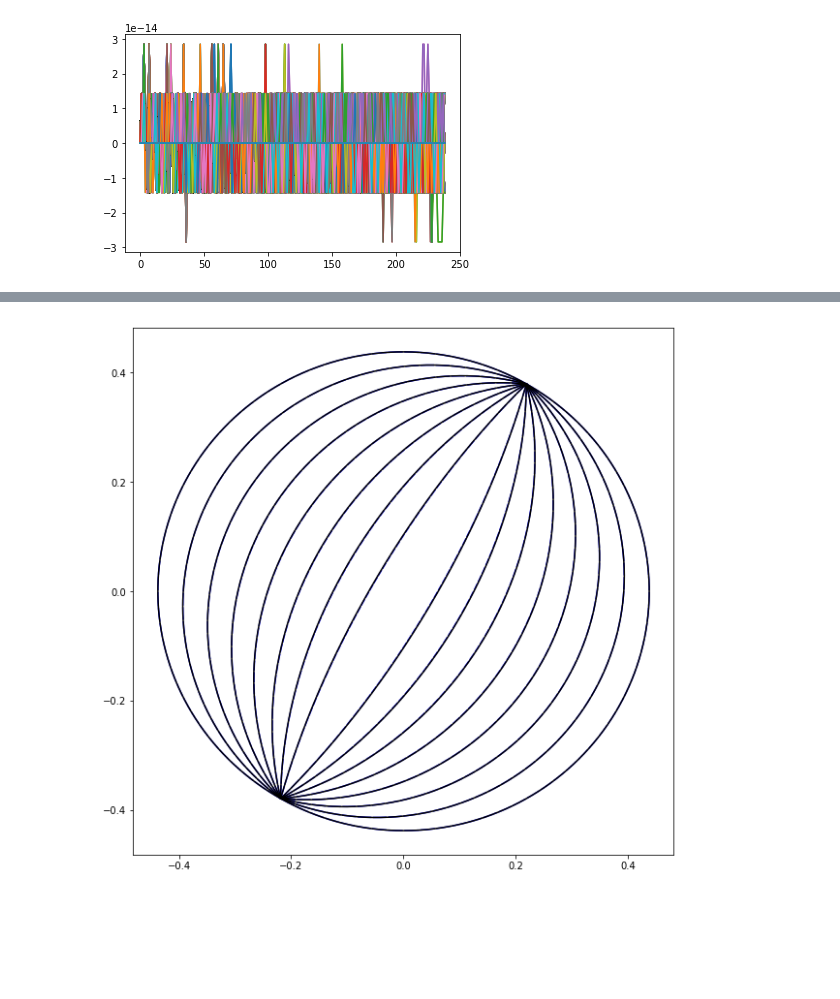
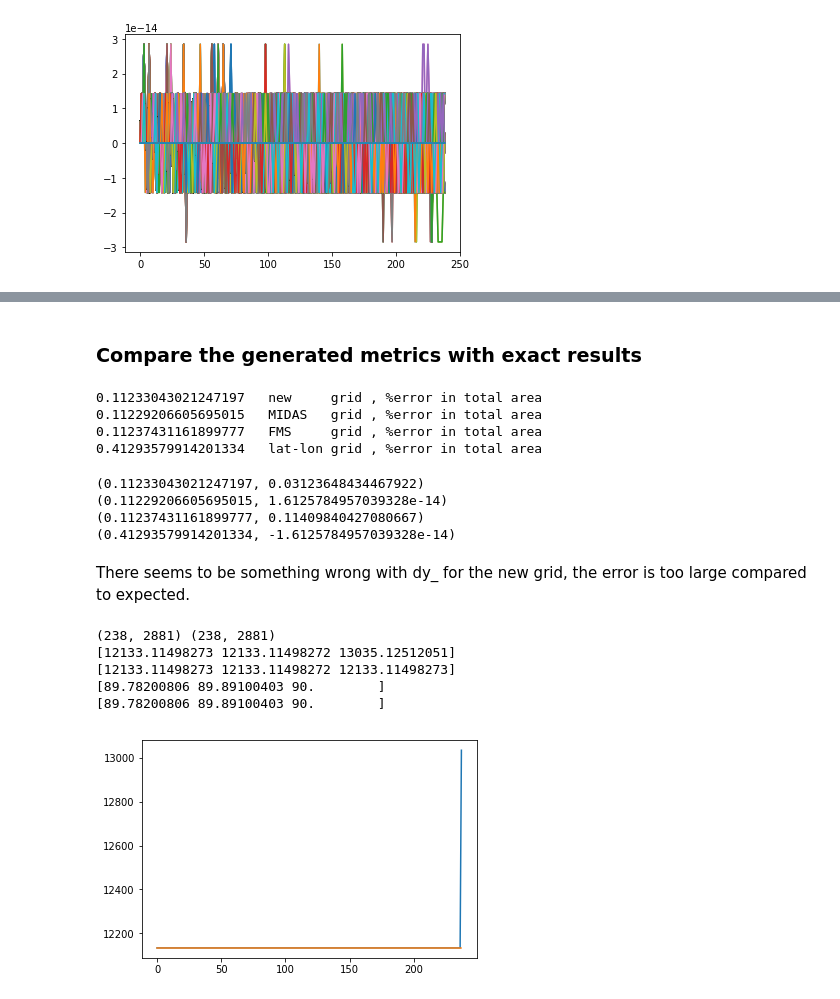
Before and after one commit to nikizadehgfdl/grid_generation, a Jupyter notebook: jupyter_northern_bipole_cap_grid.ipynb, the cells around one changed output, grey strips where cells are left out. Saved outputs shown, nothing was run; the diff lists cells and outputs as text; code cells hidden in the pictures; blank space fills up the shorter version.

```diff
--- a/jupyter_northern_bipole_cap_grid.ipynb
+++ b/jupyter_northern_bipole_cap_grid.ipynb
@@ -509,6 +483,68 @@ plot_mesh_in_xyz(lams_new, phis_new, stride=30,phi_color='k', lam_color='w')
-# %%
-plt.figure(figsize=(10,10))
-plot_mesh_in_xyz(lams_MIDAS, phis_MIDAS, stride=30,phi_color='b', lam_color='w')
-plot_mesh_in_xyz(lams_prime, phis_prime, stride=30,phi_color='k', lam_color='w')
-# %% [output]
-[figure, removed]
+# %% [markdown]
+### Compare the generated metrics with exact results
+# %%
+print(area_error(lams,phis,lat0_bp),             "  new     grid , %error in total area")
+print(area_error(lams_MIDAS,phis_MIDAS,lat0_bp) ,"  MIDAS   grid , %error in total area")
+print(area_error(lams_fms,phis_fms,lat0_bp)     ,"  FMS     grid , %error in total area")
+print(area_error(lon_cap,lat_cap,lat0_bp),       "  lat-lon grid , %error in total area")
+# %% [output]
+0.11233043021247197   new     grid , %error in total area
+0.11229206605695015   MIDAS   grid , %error in total area
+0.11237431161899777   FMS     grid , %error in total area
+0.41293579914201334   lat-lon grid , %error in total area
+# %%
+def metrics_error(lam_,phi_,lat1,lat2=90):
+    #generate the metrics
+    dx_,dy_,area_,angle_ = generate_grid_metrics(lam_,phi_,axis_units='degrees')
+    if(lat2 == 90):
+        exact_area = 2*np.pi*(Re**2)*(1-np.sin(lat1*PI_180))
+        exact_lat_arc_length = (lat2-lat1)*PI_180*Re
+
+    area_error = 100*(np.sum(area_)-exact_area)/exact_area
+    lat_arc_error = 100*(np.sum(dy_[:,Ni//4]) -  exact_lat_arc_length)/exact_lat_arc_length
+
+    return area_error,lat_arc_error
+
+print(metrics_error(lams,phis,lat0_bp))
+print(metrics_error(lams_MIDAS,phis_MIDAS,lat0_bp))
+print(metrics_error(lams_fms,phis_fms,lat0_bp))
+print(metrics_error(lon_cap,lat_cap,lat0_bp))
+
+#plt.plot(dy_[:,Ni//4]);
+#plt.plot(dy_[:,Ni//4+200]);
+#plt.plot(dy_[:,Ni//4-200]);
+#plt.plot(phis_prime[:,Ni//4]);
+#plt.plot(phis_prime[:,Ni//4+200]);
+#plt.plot(phis_prime[:,Ni//4-200]);
+
+#phis_prime[:,Ni//4-j] = phis_prime[:,Ni//4+j]
+# %% [output]
+(0.11233043021247197, 0.03123648434467922)
+(0.11229206605695015, 1.6125784957039328e-14)
+(0.11237431161899777, 0.11409840427080667)
+(0.41293579914201334, -1.6125784957039328e-14)
+# %% [markdown]
+There seems to be something wrong with dy_ for the new grid, the error is too large compared to expected.
+# %%
+dx_prime,dy_prime,area_prime,angle_prime = generate_grid_metrics(lams,phis,axis_units='degrees')
+dx_MIDAS,dy_MIDAS,area_MIDAS,angle_MIDAS = generate_grid_metrics(lams_MIDAS,phis_MIDAS,axis_units='degrees')
+
+
+print(dy_prime.shape,dy_MIDAS.shape)
+
+print(dy_prime[-3:,Ni//4])
+print(dy_MIDAS[-3:,Ni//4])
+
+print(phis[-3:,Ni//4])
+print(phis_MIDAS[-3:,Ni//4])
+
+
+plt.plot(dy_prime[:,Ni//4]);
+plt.plot(dy_MIDAS[:,Ni//4]);
+# %% [output]
+(238, 2881) (238, 2881)
+[12133.11498273 12133.11498272 13035.12512051]
+[12133.11498273 12133.11498272 12133.11498273]
+[89.78200806 89.89100403 90.        ]
+[89.78200806 89.89100403 90.        ]
+[figure, added]
```
Also changed, not shown: parts of 15 cells of this notebook, 1 other file.
